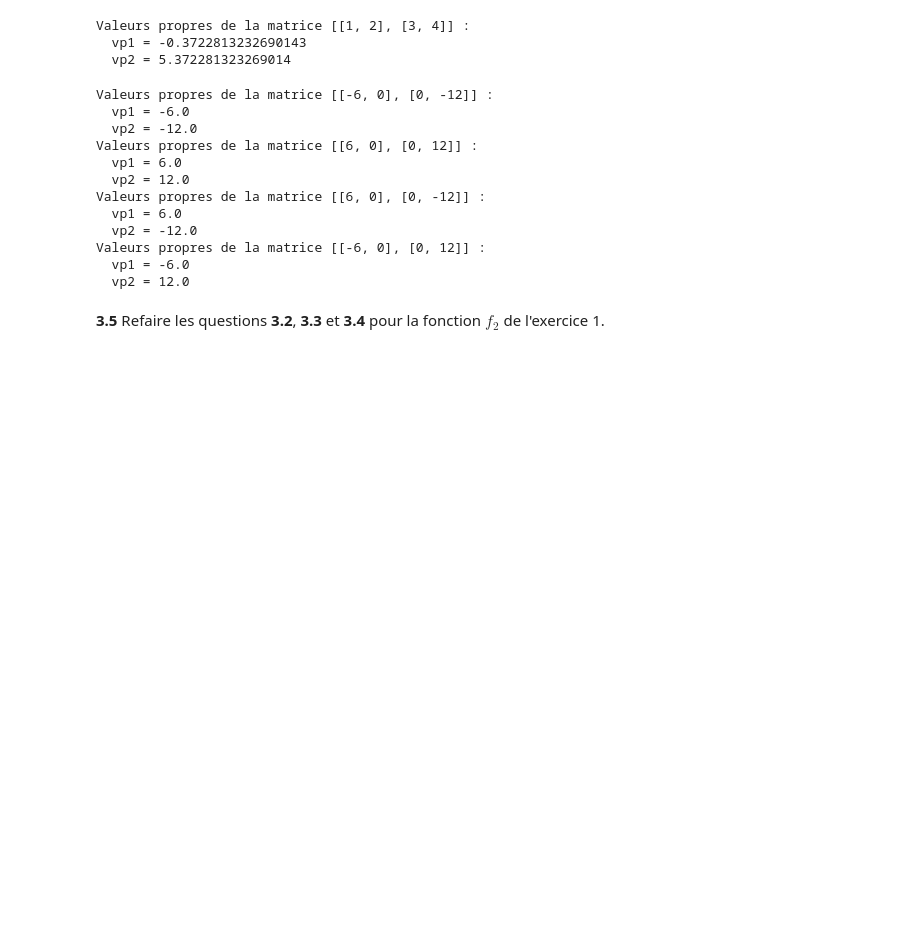
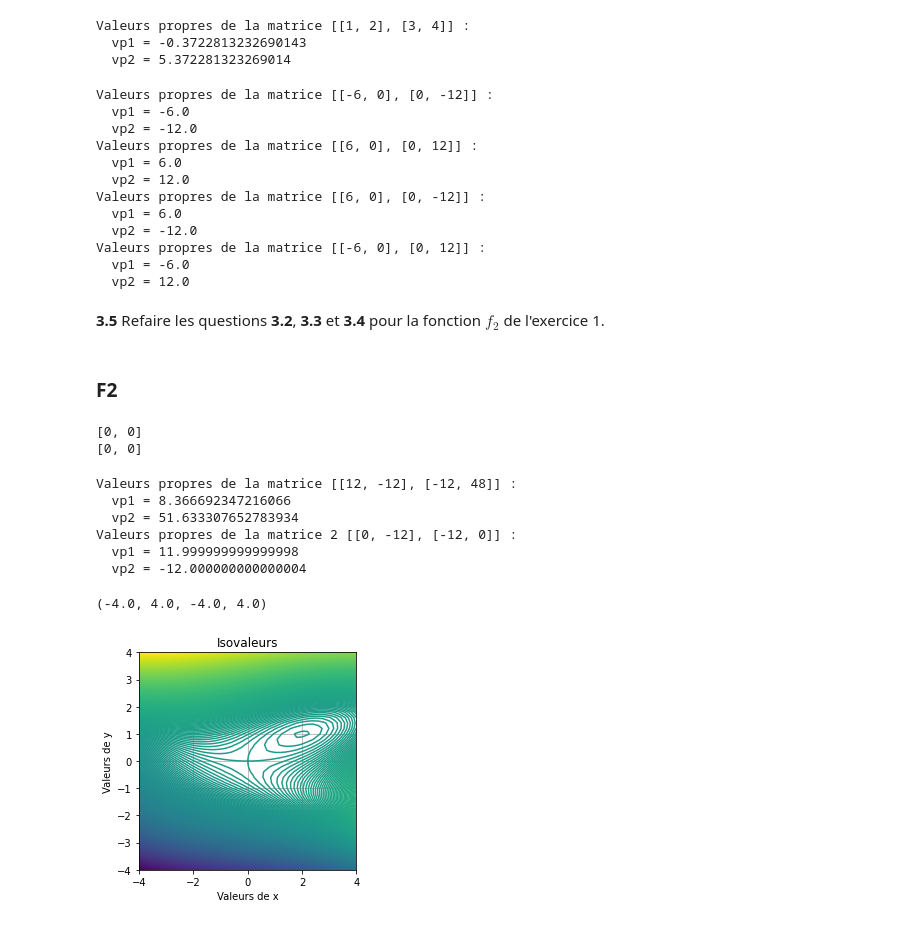
Before and after one commit to kevintsi/pythonIOT, a Jupyter notebook: ML/Introduction_optimisation.ipynb, the cells around one changed output. Drawn from its saved outputs; the diff is of its cells as text; code cells hidden in the pictures; blank space fills up the shorter version.

```diff
--- a/ML/Introduction_optimisation.ipynb
+++ b/ML/Introduction_optimisation.ipynb
@@ -246,6 +248,8 @@ Valeurs propres de la matrice [[-6, 0], [0, 12]] :
   vp2 = 12.0
 # %% [markdown]
 **3.5** Refaire les questions **3.2**, **3.3** et **3.4** pour la fonction $f_2$ de l'exercice 1.
+# %% [markdown]
+### F2
 # %%
 def df2 (x,y) :
 # Dérivée partielle par rapport à x
@@ -255,2 +259,9 @@ def df2 (x,y) :
 
     return [df_dx,df_dy]
+# %%
+# A compléter pour calculer le gradient de f2 aux points critiques que vous avez prealablement calculer
+print(df2(2,1))
+print(df2(0,0))
+# %% [output]
+[0, 0]
+[0, 0]
@@ -256,0 +277,46 @@ def df2 (x,y) :
+# %%
+# A compléter pour déterminer la nature des points critiques de f2
+
+# Calcul de la matrice hessienne
+matrice1 = d2f2(2,1)
+matrice2 = d2f2(0,0)
+
+# Calcul des valeurs propres de la matrice hessienne, puis test de leur signe
+valProp = np.linalg.eigvals(matrice1)
+valProp2 = np.linalg.eigvals(matrice2)
+
+# Affichage
+print('Valeurs propres de la matrice {} :'.format(matrice1))
+print('  vp1 = {}'.format(valProp[0]))
+print('  vp2 = {}'.format(valProp[1]))
+
+print('Valeurs propres de la matrice 2 {} :'.format(matrice2))
+print('  vp1 = {}'.format(valProp2[0]))
+print('  vp2 = {}'.format(valProp2[1]))
+# %% [output]
+Valeurs propres de la matrice [[12, -12], [-12, 48]] :
+  vp1 = 8.366692347216066
+  vp2 = 51.633307652783934
+Valeurs propres de la matrice 2 [[0, -12], [-12, 0]] :
+  vp1 = 11.999999999999998
+  vp2 = -12.000000000000004
+# %%
+# Définition du domaine de tracé
+xmin, xmax, nx = -4, 4, 41
+ymin, ymax, ny = -4, 4, 41
+# Discrétisation du domaine de tracé
+x1d = np.linspace(xmin,xmax,nx)
+y1d = np.linspace(ymin,ymax,ny)
+x2d, y2d = np.meshgrid(x1d, y1d)
+
+# Tracé des isovaleurs de f1
+nIso = 600
+plt.contour(x2d,y2d,f2(x2d,y2d),nIso)
+plt.title('Isovaleurs')
+plt.xlabel('Valeurs de x')
+plt.ylabel('Valeurs de y')
+plt.grid()
+plt.axis('square')
+# %% [output]
+(-4.0, 4.0, -4.0, 4.0)
+[figure, added]
```
Also changed, not shown: parts of 5 cells of this notebook.
